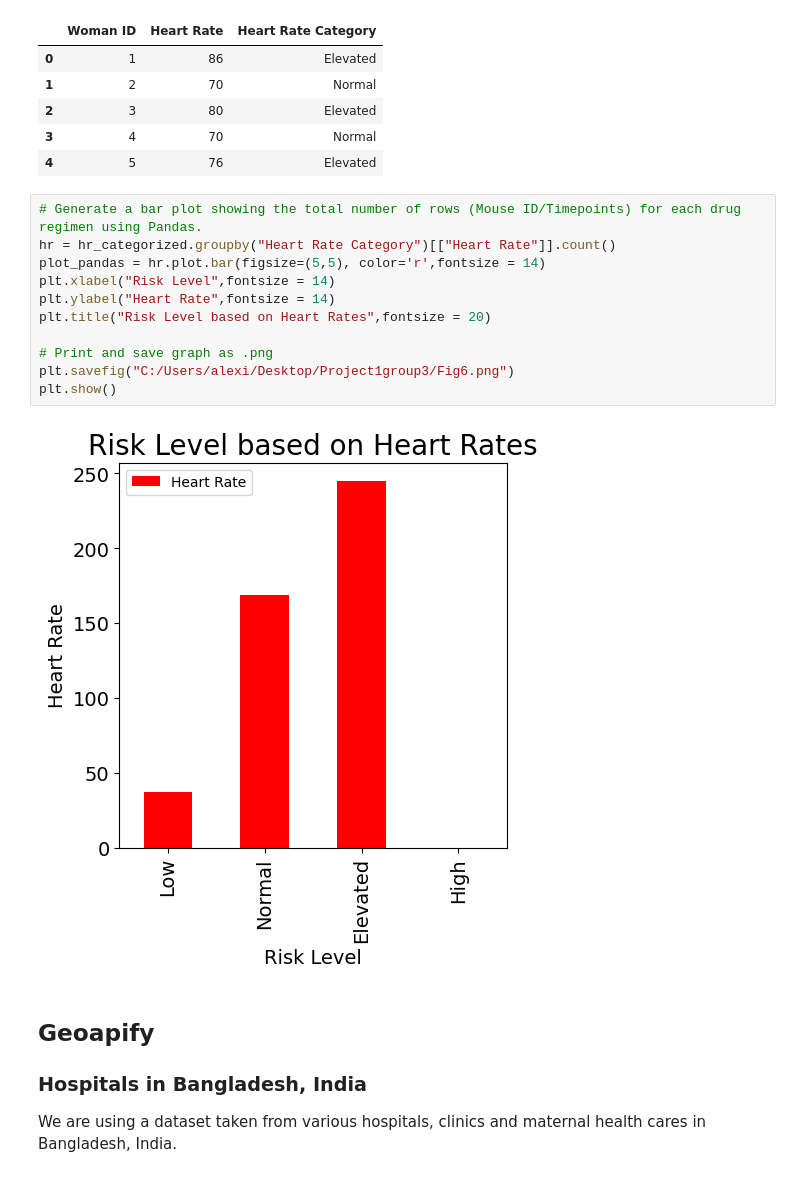
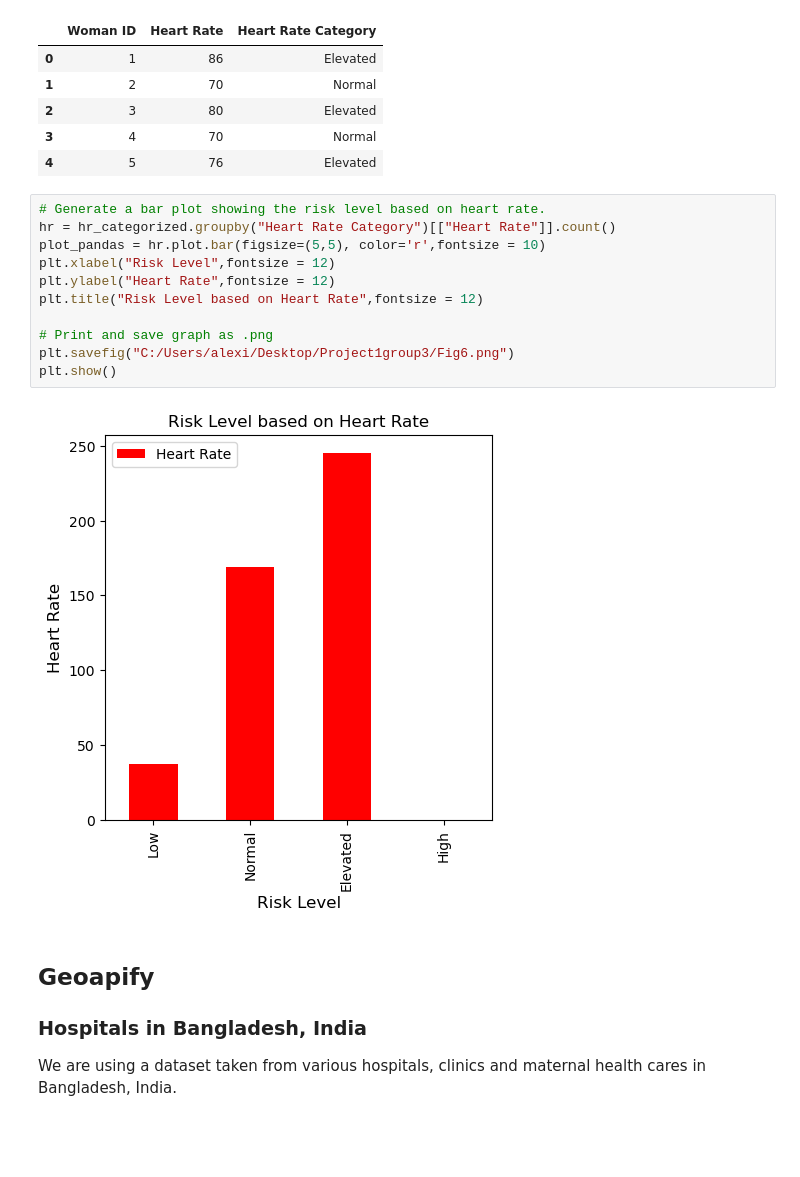
Before and after one commit to larissarmourap/Project1group3, a Jupyter notebook: Project1Alexis.ipynb, the cells around one changed output. Drawn from its saved outputs; the diff is of its cells as text; blank space fills up the shorter version.

```diff
--- a/Project1Alexis.ipynb
+++ b/Project1Alexis.ipynb
@@ -498,18 +498,18 @@ hr_categorized.head()
 | 3 | 4 | 70 | Normal |
 | 4 | 5 | 76 | Elevated |
 # %%
-# Generate a bar plot showing the total number of rows (Mouse ID/Timepoints) for each drug regimen using Pandas.
+# Generate a bar plot showing the risk level based on heart rate.
 hr = hr_categorized.groupby("Heart Rate Category")[["Heart Rate"]].count()
-plot_pandas = hr.plot.bar(figsize=(5,5), color='r',fontsize = 14)
-plt.xlabel("Risk Level",fontsize = 14)
-plt.ylabel("Heart Rate",fontsize = 14)
-plt.title("Risk Level based on Heart Rates",fontsize = 20)
+plot_pandas = hr.plot.bar(figsize=(5,5), color='r',fontsize = 10)
+plt.xlabel("Risk Level",fontsize = 12)
+plt.ylabel("Heart Rate",fontsize = 12)
+plt.title("Risk Level based on Heart Rate",fontsize = 12)
 
 # Print and save graph as .png
 plt.savefig("C:/Users/alexi/Desktop/Project1group3/Fig6.png")
 plt.show()
 # %% [output]
-[figure, old version]
+[figure, new version]
 # %% [markdown]
 ## Geoapify
 ### Hospitals in Bangladesh, India
```
Also changed, not shown: 2 other files.
